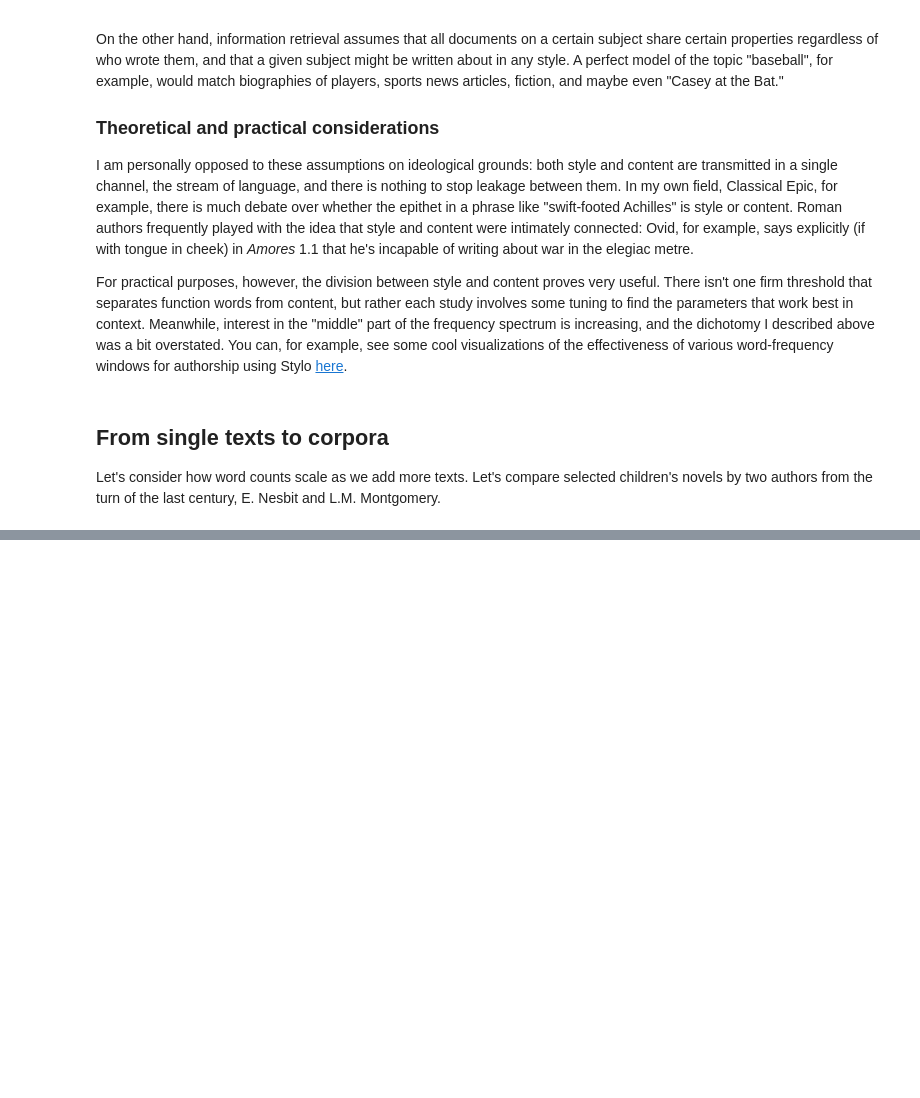
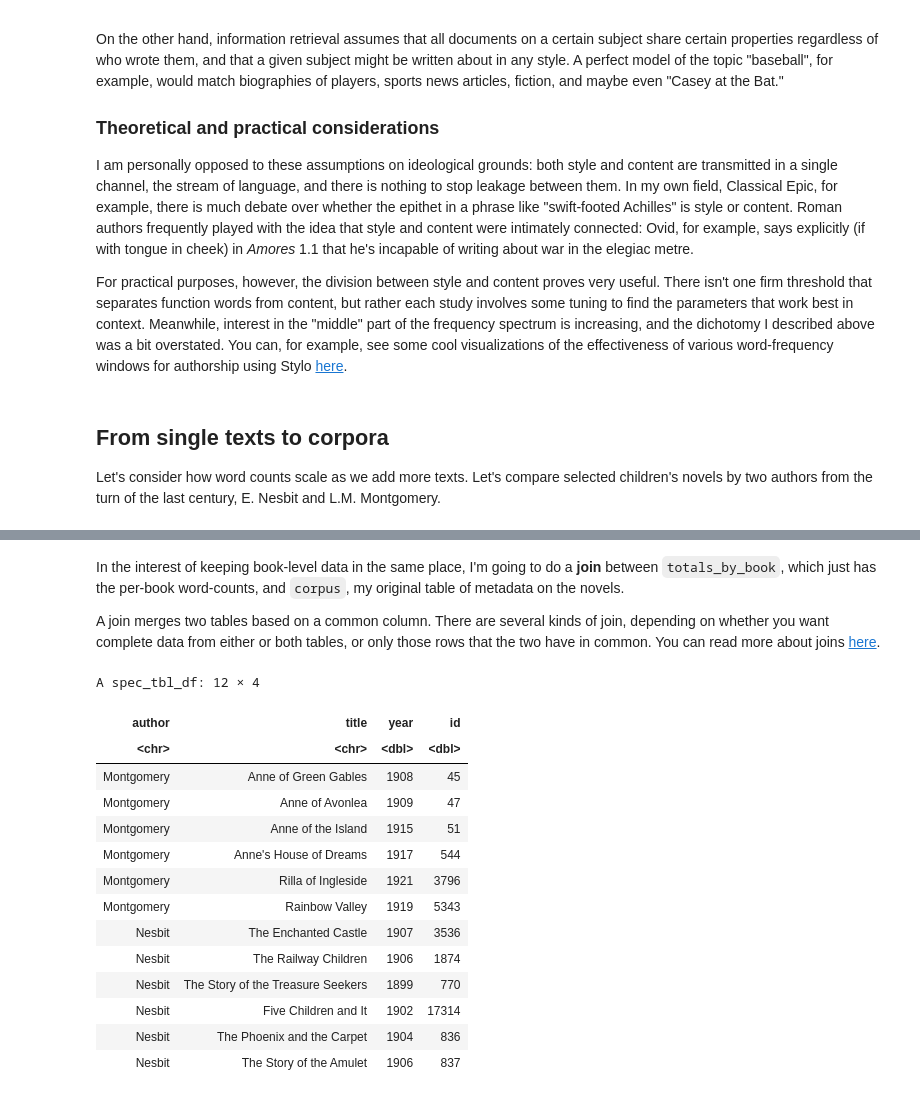
Before and after one commit to cwf2/rostock_r, a Jupyter notebook: 4 - Words.ipynb, the cells around one changed output, grey strips where cells are left out. Drawn from its saved outputs; the diff is of its cells as text; code cells hidden in the pictures; blank space fills up the shorter version.

```diff
--- a/4 - Words.ipynb
+++ b/4 - Words.ipynb
@@ -215,0 +337,22 @@ Let's consider how word counts scale as we add more texts. Let's compare selecte
+# %% [markdown]
+In the interest of keeping book-level data in the same place, I'm going to do a **join** between `totals_by_book`, which just has the per-book word-counts, and `corpus`, my original table of metadata on the novels.
+
+A join merges two tables based on a common column. There are several kinds of join, depending on whether you want complete data from either or both tables, or only those rows that the two have in common. You can read more about joins [here](https://r4ds.had.co.nz/relational-data.html#understanding-joins).
+# %%
+corpus
+# %% [output]
+A spec_tbl_df: 12 × 4
+| author | title | year | id |
+| <chr> | <chr> | <dbl> | <dbl> |
+| Montgomery | Anne of Green Gables | 1908 | 45 |
+| Montgomery | Anne of Avonlea | 1909 | 47 |
+| Montgomery | Anne of the Island | 1915 | 51 |
+| Montgomery | Anne's House of Dreams | 1917 | 544 |
+| Montgomery | Rilla of Ingleside | 1921 | 3796 |
+| Montgomery | Rainbow Valley | 1919 | 5343 |
+| Nesbit | The Enchanted Castle | 1907 | 3536 |
+| Nesbit | The Railway Children | 1906 | 1874 |
+| Nesbit | The Story of the Treasure Seekers | 1899 | 770 |
+| Nesbit | Five Children and It | 1902 | 17314 |
+| Nesbit | The Phoenix and the Carpet | 1904 | 836 |
+| Nesbit | The Story of the Amulet | 1906 | 837 |
```
Also changed, not shown: parts of 16 cells of this notebook, 1 other file.
